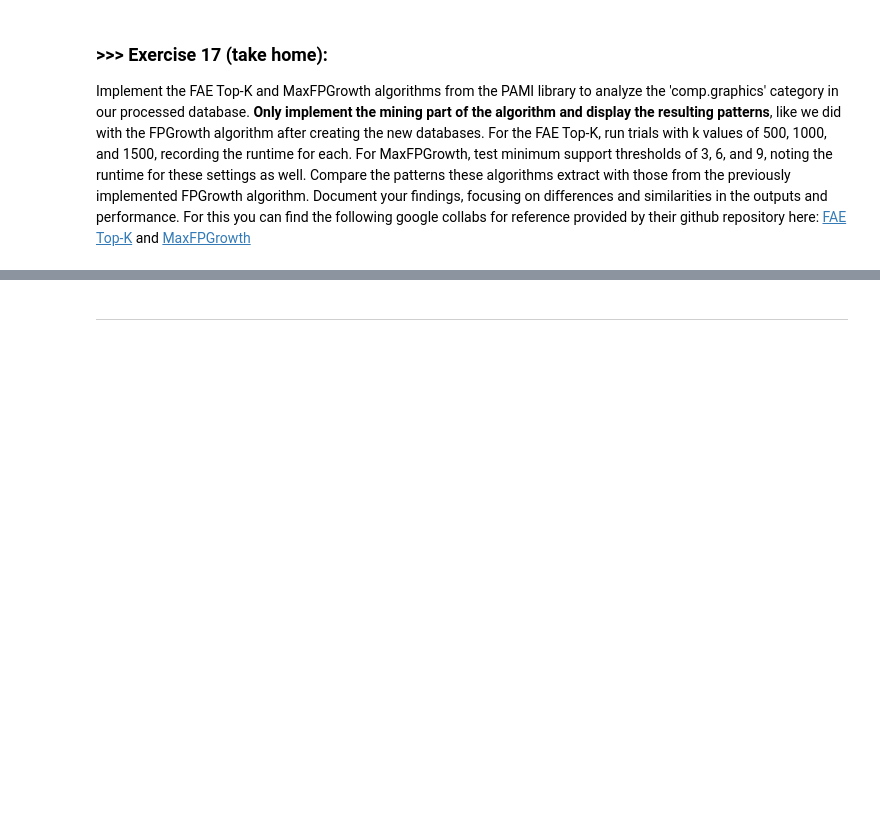
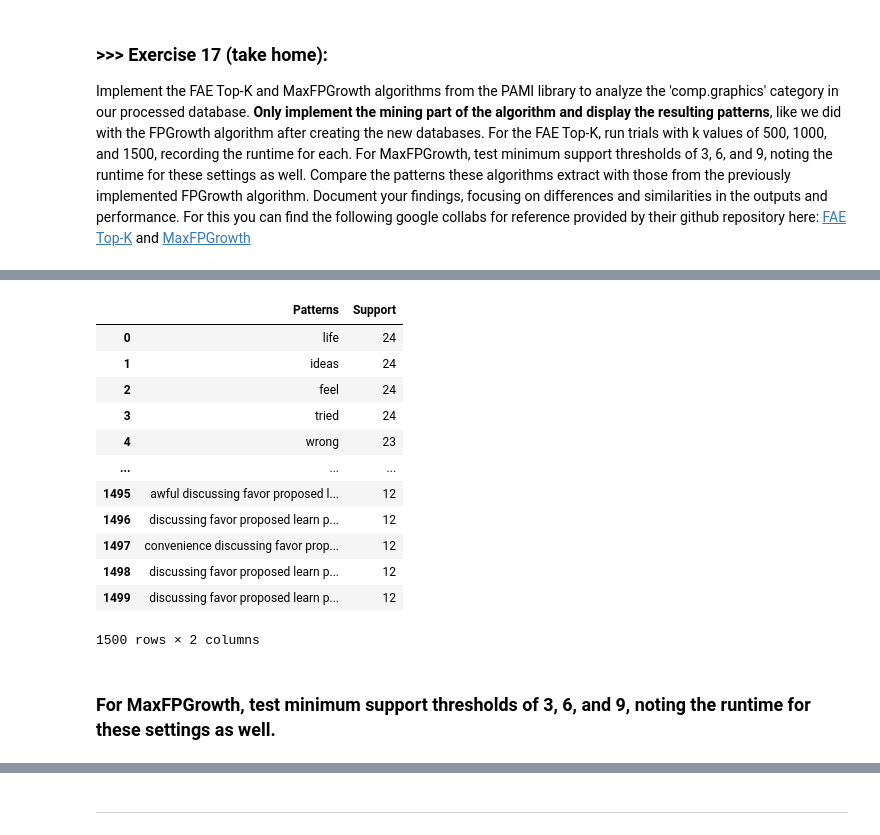
Before and after one commit to Magui4321/DM2025-Lab1-Exercise, a Jupyter notebook: DM2025-Lab1-Master.ipynb, the cells around one changed output, grey strips where cells are left out. Saved outputs shown, nothing was run; the diff lists cells and outputs as text; code cells hidden in the pictures; blank space fills up the shorter version.

```diff
--- a/DM2025-Lab1-Master.ipynb
+++ b/DM2025-Lab1-Master.ipynb
@@ -2164,0 +2262,18 @@ Implement the FAE Top-K and MaxFPGrowth algorithms from the PAMI library to anal
+# %%
+frequentPatternsDF_comp_graphicsFAE1500
+# %% [output]
+|  | Patterns | Support |
+| 0 | life | 24 |
+| 1 | ideas | 24 |
+| 2 | feel | 24 |
+| 3 | tried | 24 |
+| 4 | wrong | 23 |
+| ... | ... | ... |
+| 1495 | awful discussing favor proposed l... | 12 |
+| 1496 | discussing favor proposed learn p... | 12 |
+| 1497 | convenience discussing favor prop... | 12 |
+| 1498 | discussing favor proposed learn p... | 12 |
+| 1499 | discussing favor proposed learn p... | 12 |
+1500 rows × 2 columns
+# %% [markdown]
+### For MaxFPGrowth, test minimum support thresholds of 3, 6, and 9, noting the runtime for these settings as well.
```
Also changed, not shown: parts of 13 cells of this notebook.
